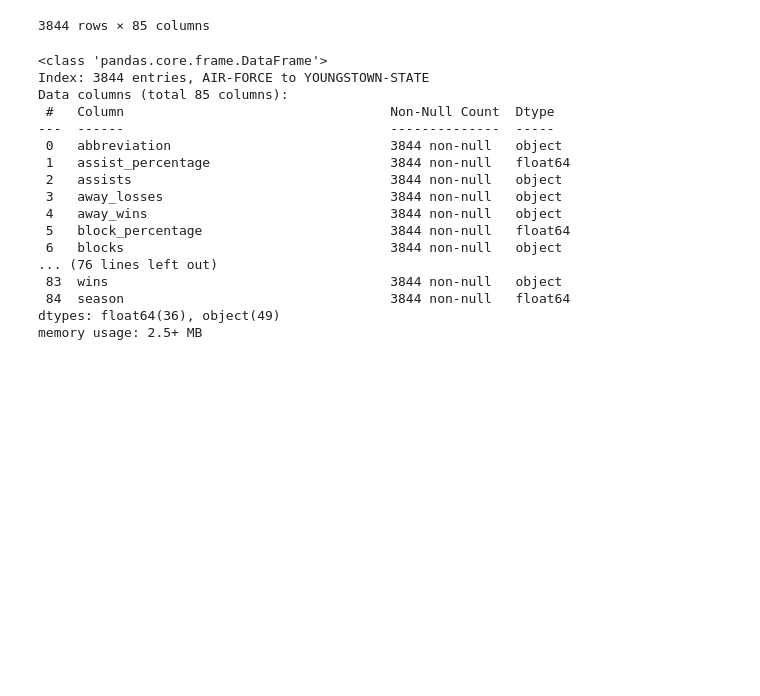
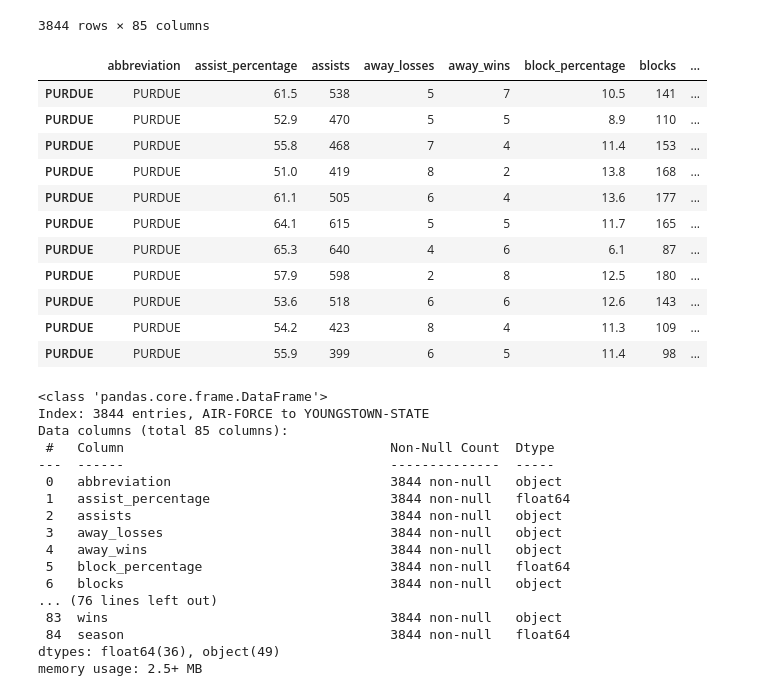
Before and after one commit to fmathews11/College_basketball, a Jupyter notebook: College_BB_Data_Pipeline.ipynb, the cells around one changed output. Cells and saved outputs as stored; diff of their text form; code cells hidden in the pictures; blank space fills up the shorter version.

```diff
--- a/College_BB_Data_Pipeline.ipynb
+++ b/College_BB_Data_Pipeline.ipynb
@@ -583,6 +597,21 @@ Getting Season Data...
 | XAVIER | XAVIER | 62.6 | 369 | 5 | 2 | 10.3 | 85 | ... |
 | YOUNGSTOWN-STATE | YOUNGSTOWN-STATE | 48.7 | 349 | 7 | 5 | 4.6 | 44 | ... |
 3844 rows × 85 columns
+# %%
+df_agg[df_agg.abbreviation == 'PURDUE']
+# %% [output]
+|  | abbreviation | assist_percentage | assists | away_losses | away_wins | block_percentage | blocks | ... |
+| PURDUE | PURDUE | 61.5 | 538 | 5 | 7 | 10.5 | 141 | ... |
+| PURDUE | PURDUE | 52.9 | 470 | 5 | 5 | 8.9 | 110 | ... |
+| PURDUE | PURDUE | 55.8 | 468 | 7 | 4 | 11.4 | 153 | ... |
+| PURDUE | PURDUE | 51.0 | 419 | 8 | 2 | 13.8 | 168 | ... |
+| PURDUE | PURDUE | 61.1 | 505 | 6 | 4 | 13.6 | 177 | ... |
+| PURDUE | PURDUE | 64.1 | 615 | 5 | 5 | 11.7 | 165 | ... |
+| PURDUE | PURDUE | 65.3 | 640 | 4 | 6 | 6.1 | 87 | ... |
+| PURDUE | PURDUE | 57.9 | 598 | 2 | 8 | 12.5 | 180 | ... |
+| PURDUE | PURDUE | 53.6 | 518 | 6 | 6 | 12.6 | 143 | ... |
+| PURDUE | PURDUE | 54.2 | 423 | 8 | 4 | 11.3 | 109 | ... |
+| PURDUE | PURDUE | 55.9 | 399 | 6 | 5 | 11.4 | 98 | ... |
 # %%
 df_agg.to_csv('aggdata.csv')
 # %%
```
Also changed, not shown: parts of 13 cells of this notebook.
